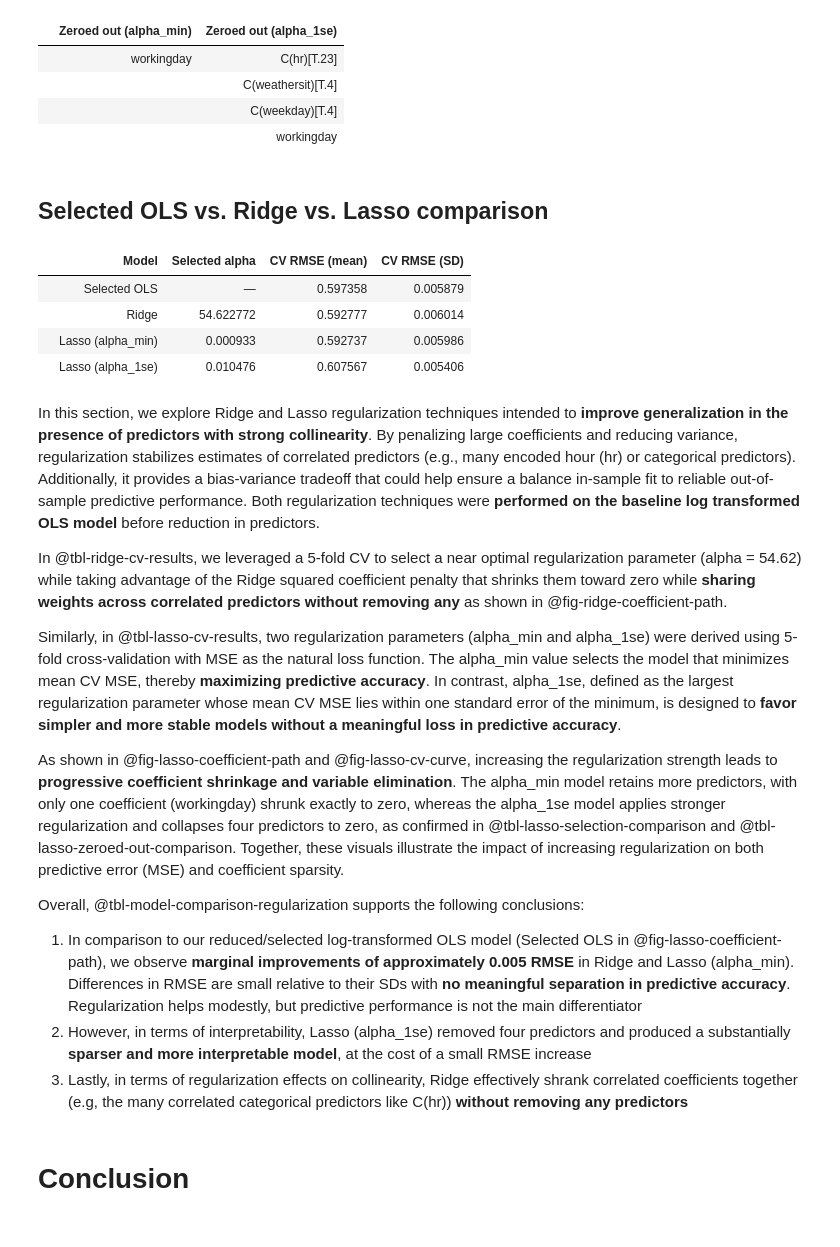
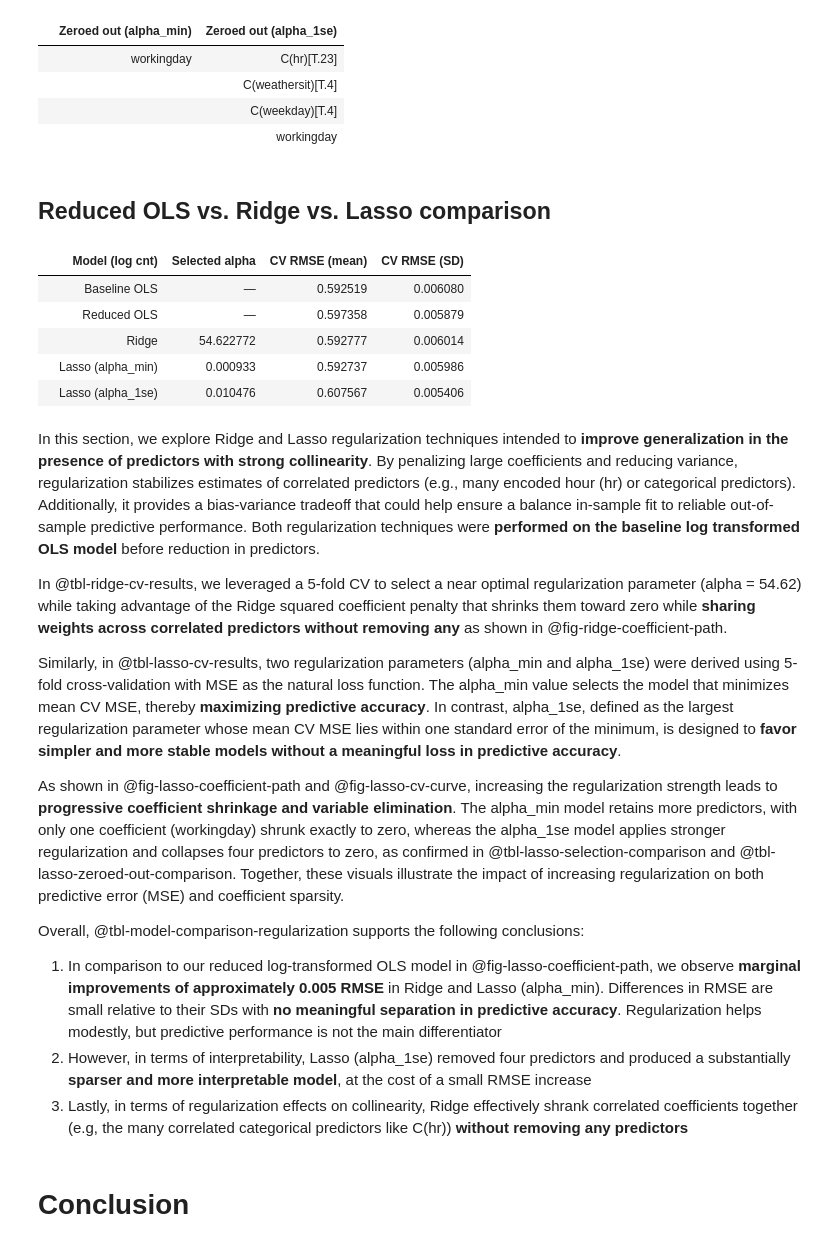
Before and after one commit to AnhJoe/data210p_assignments, a Jupyter notebook: HW2/02_bike_sharing.ipynb, the cells around one changed output. Saved outputs shown, nothing was run; the diff lists cells and outputs as text; code cells hidden in the pictures.

Commit message:
2_8_2026 Cleanup and added compressed zip files for submission

```diff
--- a/HW2/02_bike_sharing.ipynb
+++ b/HW2/02_bike_sharing.ipynb
@@ -1242,21 +1244,21 @@ display(results_df)
 # %%
 #| label: tbl-model-selection-analysis-out-of-sample
-#| tbl-cap: "CV RMSE evaluation for selected OLS model for log cnt."
+#| tbl-cap: "CV RMSE evaluation for reduced OLS model for log cnt."
 #| tbl-pos: H
 #| echo: false
 
-terms_selected = [
+terms_reduced = [
     "temp",
     "C(weathersit)", "C(hr)",
     "C(season)", "C(yr)"
 ]
 
-# Stepwise selection CV for RMSE with ols_selected
-selected, mean_rmse_selected, sd_rmse_selected, final_formula, hist = stepwise_selection_cv(
-    df, "log_cnt", terms_selected, K=5, metric="rmse", tol=1e-4, max_steps=20, verbose=True
+# Stepwise selection CV for RMSE with ols_reduced
+reduced, mean_rmse_reduced, sd_rmse_reduced, final_formula, hist = stepwise_selection_cv(
+    df, "log_cnt", terms_reduced, K=5, metric="rmse", tol=1e-4, max_steps=20, verbose=True
 )
 
-print(f"\nRMSE: {mean_rmse_selected:.4f}, SD: {sd_rmse_selected:.4f}")
+print(f"\nRMSE: {mean_rmse_reduced:.4f}, SD: {sd_rmse_reduced:.4f}")
 # %% [output]
 Start: RMSE=1.417834 (sd=0.014040) | log_cnt ~ 1
 ADD  C(hr)                -> RMSE=0.774129 (sd=0.003304)
@@ -1620,7 +1622,7 @@ table_zero
 |  |  | C(weekday)[T.4] |
 |  |  | workingday |
 # %% [markdown]
-## Selected OLS vs. Ridge vs. Lasso comparison
+## Reduced OLS vs. Ridge vs. Lasso comparison
 # %%
 # Setup sklearn RMSE CV for patsy design matrix
 def cv_rmse_sklearn(model, X, y, K=5, random_state=42):
@@ -1666,33 +1668,36 @@ lasso_1se_rmse_mean, lasso_1se_rmse_sd = cv_rmse_sklearn(
 )
 # %%
 #| label: tbl-model-comparison-regularization
-#| tbl-cap: "Comparison of selected OLS, ridge, and lasso models based on cross-validated predictive performance and regularization characteristics, including the one-standard-error (1-SE) lasso solution."
+#| tbl-cap: "Comparison of baseline & reduced OLS (log cnt), ridge, and lasso models based on cross-validated predictive performance and regularization characteristics, including the one-standard-error (1-SE) lasso solution."
 #| tbl-pos: H
 #| echo: false
 
 # Comparison Table setup
 comparison_df = pd.DataFrame({
-    "Model": ["Selected OLS", "Ridge", "Lasso (alpha_min)", "Lasso (alpha_1se)"],
-    "Selected alpha": ["—", best_alpha_ridge, alpha_min, alpha_1se],
+    "Model (log cnt)": ["Baseline OLS", "Reduced OLS", "Ridge", "Lasso (alpha_min)", "Lasso (alpha_1se)"],
+    "Selected alpha": ["—", "—", best_alpha_ridge, alpha_min, alpha_1se],
     "CV RMSE (mean)": [
-        mean_rmse_selected,
+        mean_rmse_log,
+        mean_rmse_reduced,
         ridge_rmse_mean,
         lasso_min_rmse_mean,
         lasso_1se_rmse_mean
     ],
     "CV RMSE (SD)": [
-        sd_rmse_selected,
+        std_rmse_log,
+        sd_rmse_reduced,
         ridge_rmse_sd,
         lasso_min_rmse_sd,
         lasso_1se_rmse_sd
     ],
 })
 
-comparison_df.index = ["", "", "", ""]  # clean index
+comparison_df.index = ["", "", "", "", ""]  # clean index
 display(comparison_df)  # force quarto output
 # %% [output]
-|  | Model | Selected alpha | CV RMSE (mean) | CV RMSE (SD) |
-|  | Selected OLS | — | 0.597358 | 0.005879 |
+|  | Model (log cnt) | Selected alpha | CV RMSE (mean) | CV RMSE (SD) |
+|  | Baseline OLS | — | 0.592519 | 0.006080 |
+|  | Reduced OLS | — | 0.597358 | 0.005879 |
 |  | Ridge | 54.622772 | 0.592777 | 0.006014 |
 |  | Lasso (alpha_min) | 0.000933 | 0.592737 | 0.005986 |
 |  | Lasso (alpha_1se) | 0.010476 | 0.607567 | 0.005406 |
@@ -1706,7 +1711,7 @@ Similarly, in @tbl-lasso-cv-results, two regularization parameters (alpha_min an
 As shown in @fig-lasso-coefficient-path and @fig-lasso-cv-curve, increasing the regularization strength leads to **progressive coefficient shrinkage and variable elimination**. The alpha_min model retains more predictors, with only one coefficient (workingday) shrunk exactly to zero, whereas the alpha_1se model applies stronger regularization and collapses four predictors to zero, as confirmed in @tbl-lasso-selection-comparison and @tbl-lasso-zeroed-out-comparison. Together, these visuals illustrate the impact of increasing regularization on both predictive error (MSE) and coefficient sparsity.
 
 Overall, @tbl-model-comparison-regularization supports the following conclusions:
-1) In comparison to our reduced/selected log-transformed OLS model (Selected OLS in @fig-lasso-coefficient-path), we observe **marginal improvements of approximately 0.005 RMSE** in Ridge and Lasso (alpha_min). Differences in RMSE are small relative to their SDs with **no meaningful separation in predictive accuracy**. Regularization helps modestly, but predictive performance is not the main differentiator
+1) In comparison to our reduced log-transformed OLS model in @fig-lasso-coefficient-path, we observe **marginal improvements of approximately 0.005 RMSE** in Ridge and Lasso (alpha_min). Differences in RMSE are small relative to their SDs with **no meaningful separation in predictive accuracy**. Regularization helps modestly, but predictive performance is not the main differentiator
 2) However, in terms of interpretability, Lasso (alpha_1se) removed four predictors and produced a substantially **sparser and more interpretable model**, at the cost of a small RMSE increase
 3) Lastly, in terms of regularization effects on collinearity, Ridge effectively shrank correlated coefficients together (e.g, the many correlated categorical predictors like C(hr)) **without removing any predictors**
 # %% [markdown]
```
Also changed, not shown: parts of 15 cells of this notebook, 19 other files.
